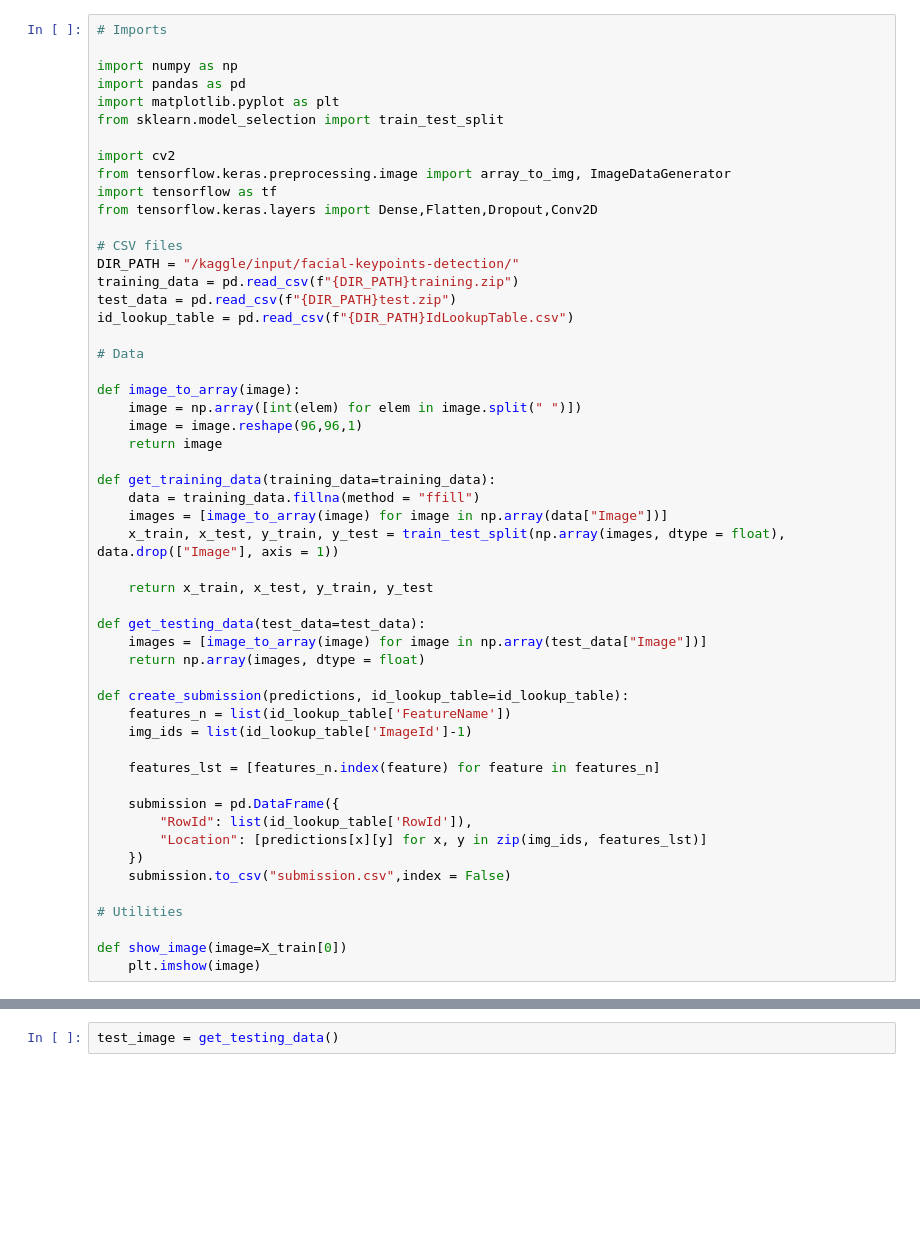
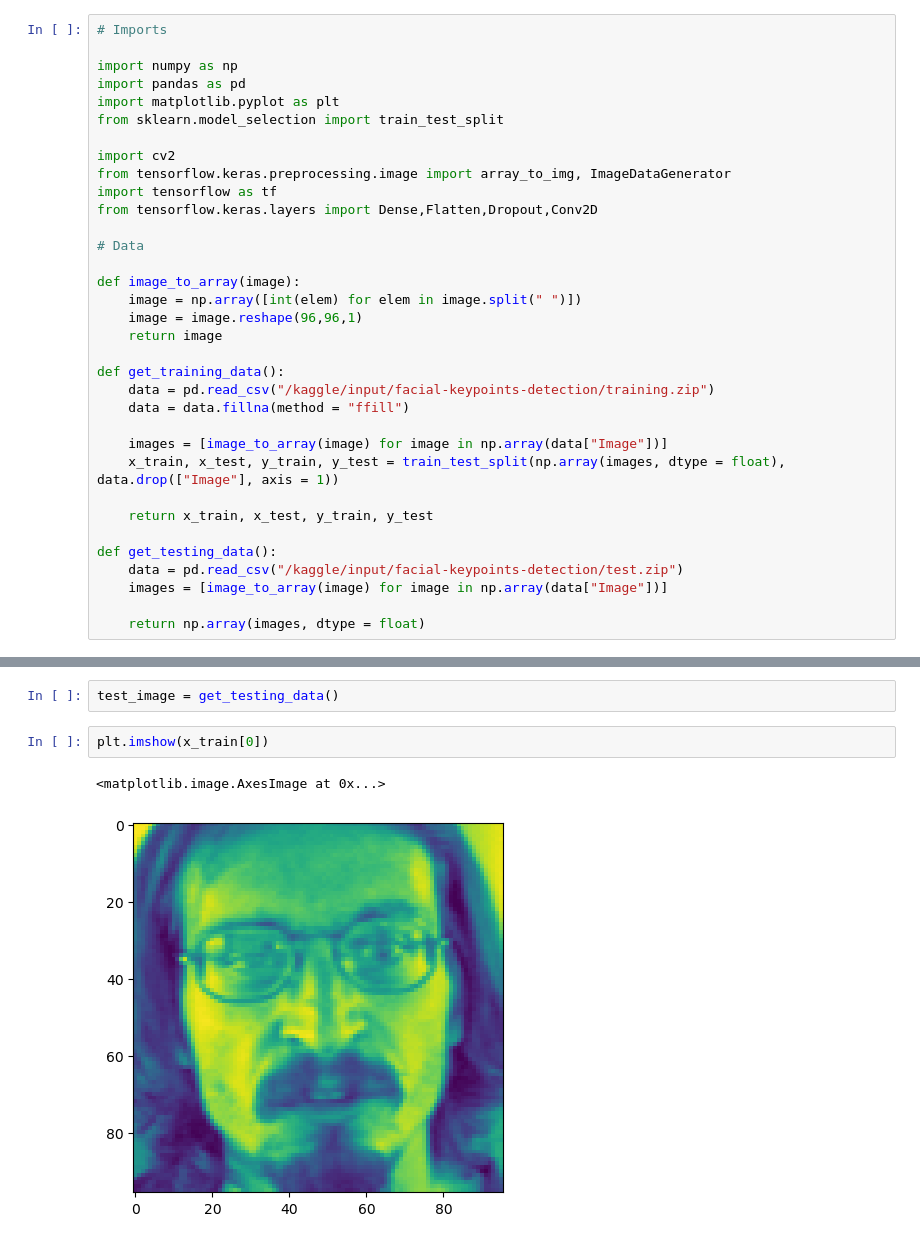
Before and after one commit to caddis90/kaggleutils, a Jupyter notebook: notebook5b2855ac01.ipynb, the cells around one changed output, grey strips where cells are left out. Saved outputs shown, nothing was run; the diff lists cells and outputs as text; blank space fills up the shorter version.

Commit message:
Kaggle Notebook | notebook5b2855ac01 | Version 1

```diff
--- a/notebook5b2855ac01.ipynb
+++ b/notebook5b2855ac01.ipynb
@@ -11,12 +11,6 @@ from tensorflow.keras.preprocessing.image import array_to_img, ImageDataGenerato
 import tensorflow as tf
 from tensorflow.keras.layers import Dense,Flatten,Dropout,Conv2D
 
-# CSV files
-DIR_PATH = "/kaggle/input/facial-keypoints-detection/"
-training_data = pd.read_csv(f"{DIR_PATH}training.zip")
-test_data = pd.read_csv(f"{DIR_PATH}test.zip")
-id_lookup_table = pd.read_csv(f"{DIR_PATH}IdLookupTable.csv")
-
 # Data
 
 def image_to_array(image):
@@ -24,37 +18,29 @@ def image_to_array(image):
     image = image.reshape(96,96,1)
     return image
 
-def get_training_data(training_data=training_data):
-    data = training_data.fillna(method = "ffill")
+def get_training_data():
+    data = pd.read_csv("/kaggle/input/facial-keypoints-detection/training.zip")
+    data = data.fillna(method = "ffill")
+
     images = [image_to_array(image) for image in np.array(data["Image"])]
     x_train, x_test, y_train, y_test = train_test_split(np.array(images, dtype = float), data.drop(["Image"], axis = 1))
 
     return x_train, x_test, y_train, y_test
 
-def get_testing_data(test_data=test_data):
-    images = [image_to_array(image) for image in np.array(test_data["Image"])]
+def get_testing_data():
+    data = pd.read_csv("/kaggle/input/facial-keypoints-detection/test.zip")
+    images = [image_to_array(image) for image in np.array(data["Image"])]
+
     return np.array(images, dtype = float)
-
-def create_submission(predictions, id_lookup_table=id_lookup_table):
-    features_n = list(id_lookup_table['FeatureName'])
-    img_ids = list(id_lookup_table['ImageId']-1)
-
-    features_lst = [features_n.index(feature) for feature in features_n]
-
-    submission = pd.DataFrame({
-        "RowId": list(id_lookup_table['RowId']),
-        "Location": [predictions[x][y] for x, y in zip(img_ids, features_lst)]
-    })
-    submission.to_csv("submission.csv",index = False)
-
-# Utilities
-
-def show_image(image=X_train[0])
-    plt.imshow(image)
 # %%
 x_train, x_test, y_train, y_test = get_training_data()
 # %%
 test_image = get_testing_data()
+# %%
+plt.imshow(x_train[0])
+# %% [output]
+<matplotlib.image.AxesImage at 0x...>
+[figure, added]
 # %%
 model = tf.keras.Sequential([
     tf.keras.layers.Conv2D(64,(3,3),input_shape = (96,96,1),activation = "relu"),
```
Also changed, not shown: parts of 3 cells of this notebook.
